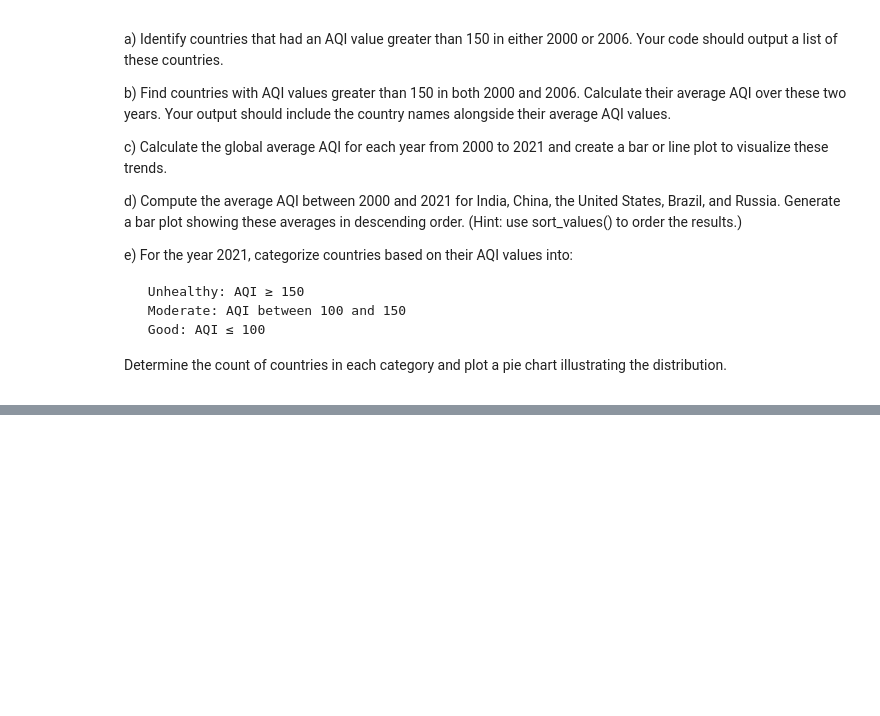
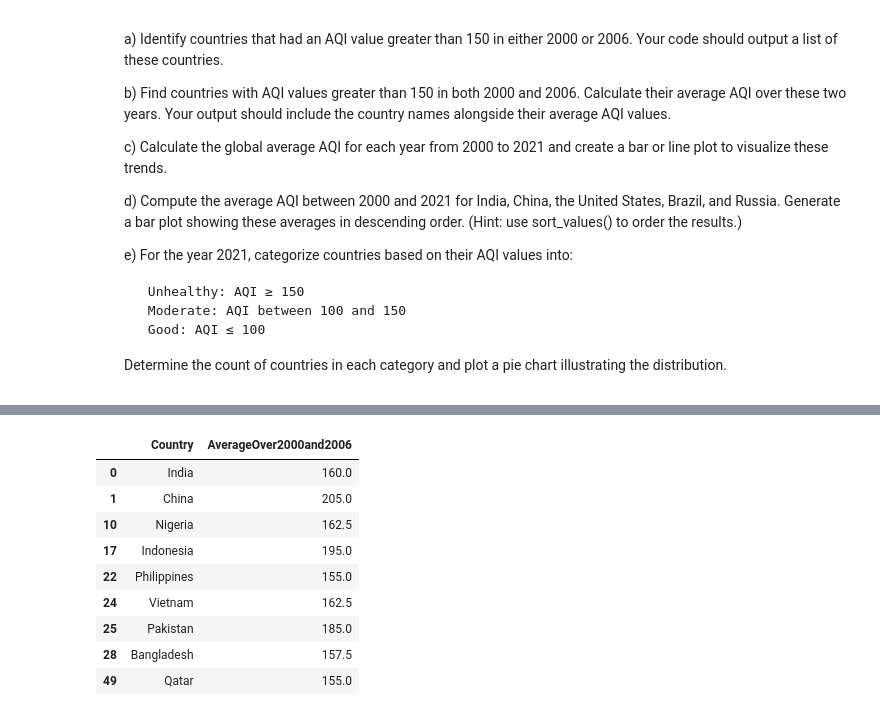
Before and after one commit to kiya69/mjtads, a Jupyter notebook: assets/assignments/programming_data_processing/Assignment-1.ipynb, the cells around one changed output, grey strips where cells are left out. Cells and saved outputs as stored; diff of their text form; code cells hidden in the pictures; blank space fills up the shorter version.

```diff
--- a/assets/assignments/programming_data_processing/Assignment-1.ipynb
+++ b/assets/assignments/programming_data_processing/Assignment-1.ipynb
@@ -235,0 +251,22 @@ airData.head()
+# %%
+#b
+AQIGreaterThan150FilterIn2000and2006 = ((airData["2000"] >= threshold) &
+                      (airData["2006"] >= threshold) )
+AQIGreaterThan150In2000and2006 = airData[AQIGreaterThan150FilterIn2000and2006]
+average = (AQIGreaterThan150In2000and2006["2000"] + AQIGreaterThan150In2000and2006["2006"])/2
+result = pd.DataFrame({
+    "Country": AQIGreaterThan150In2000and2006.Country,
+    "AverageOver2000and2006": average
+})
+result
+# %% [output]
+|  | Country | AverageOver2000and2006 |
+| 0 | India | 160.0 |
+| 1 | China | 205.0 |
+| 10 | Nigeria | 162.5 |
+| 17 | Indonesia | 195.0 |
+| 22 | Philippines | 155.0 |
+| 24 | Vietnam | 162.5 |
+| 25 | Pakistan | 185.0 |
+| 28 | Bangladesh | 157.5 |
+| 49 | Qatar | 155.0 |
```
Also changed, not shown: parts of 4 cells of this notebook, 1 other file.
